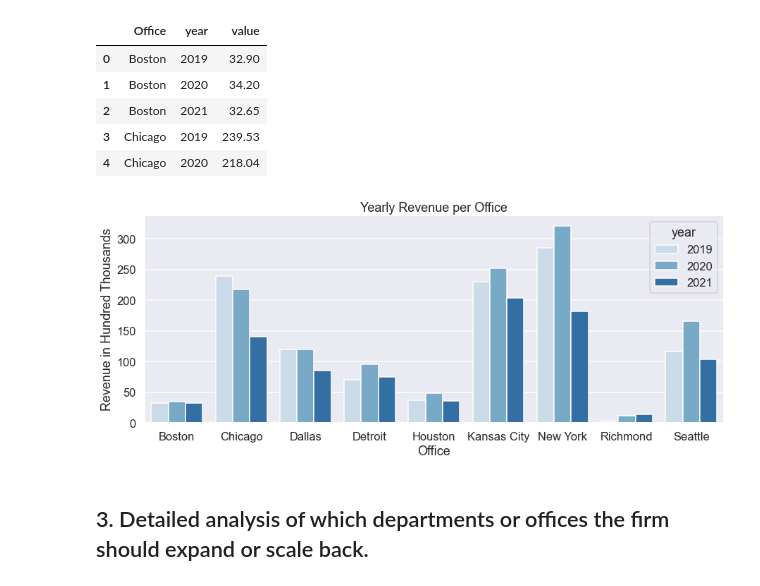
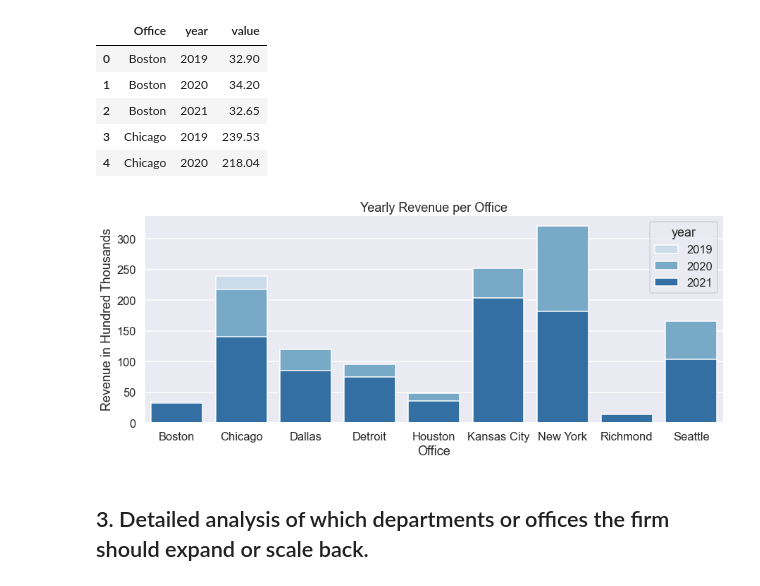
Before and after one commit to carlosiruiz/mnm-data_analyst, a Jupyter notebook: Lawfirm_Analysis.ipynb, the cells around one changed output. Drawn from its saved outputs; the diff is of its cells as text; code cells hidden in the pictures.

```diff
--- a/Lawfirm_Analysis.ipynb
+++ b/Lawfirm_Analysis.ipynb
@@ -80,10 +80,10 @@ of_rev.head(5)
 | 4 | Chicago | 2020 | 218.04 |
 # %%
 sns.set('talk')
-ax=sns.catplot(x='Office',y='value',hue='year',data=of_rev,kind='bar',aspect=2.5,palette="Blues", legend_out=False)\
+ax=sns.catplot(x='Office',y='value',hue='year',data=of_rev,dodge = False,kind='bar',aspect=2.5,palette="Blues", legend_out=False)\
 .set(ylabel='Revenue in Hundred Thousands', xlabel='Office', title='Yearly Revenue per Office')
 # %% [output]
-[figure, old version]
+[figure, new version]
 # %% [markdown]
 ## 3. Detailed analysis of which departments or offices the firm should expand or scale back.
 # %% [markdown]
```
Also changed, not shown: parts of 2 cells of this notebook.
